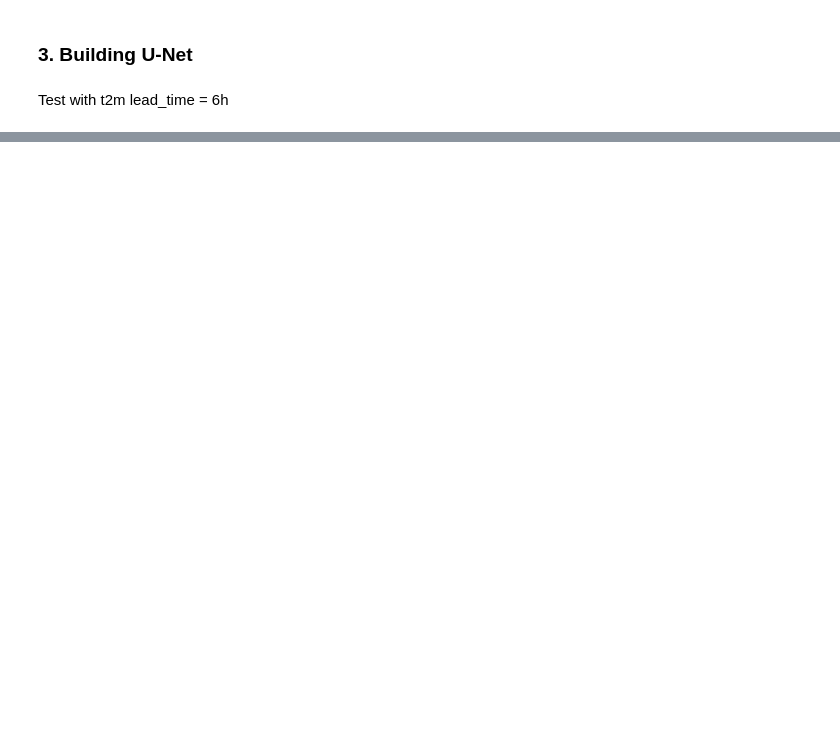
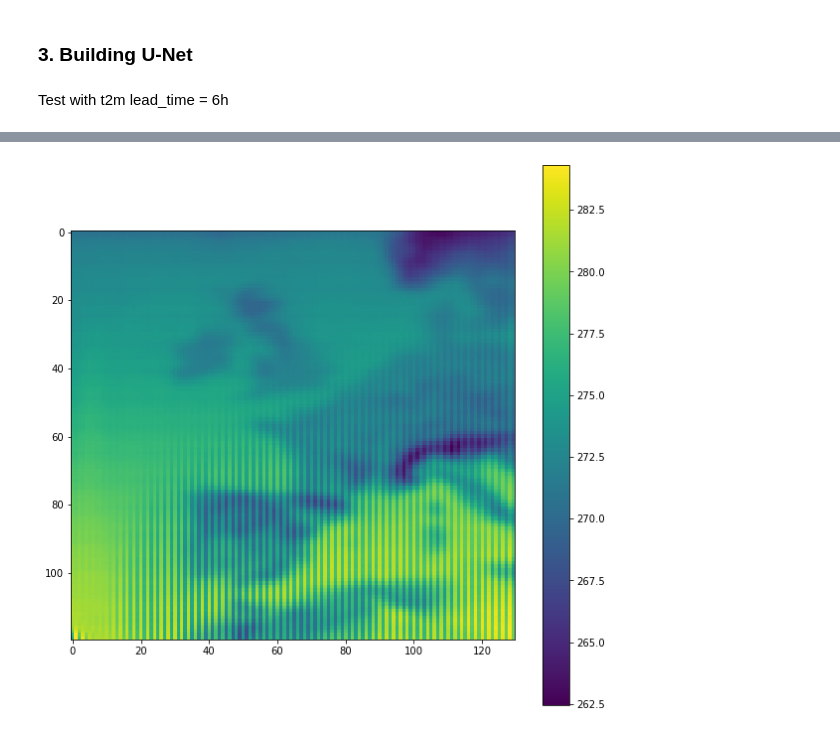
Before and after one commit to cleveryangcong/Bachelor_Thesis, a Jupyter notebook: notebooks/exploratory/2.7.0-dc-U_net.ipynb, the cells around one changed output, grey strips where cells are left out. Saved outputs shown, nothing was run; the diff lists cells and outputs as text; code cells hidden in the pictures; blank space fills up the shorter version.

```diff
--- a/notebooks/exploratory/2.7.0-dc-U_net.ipynb
+++ b/notebooks/exploratory/2.7.0-dc-U_net.ipynb
@@ -178,0 +290,6 @@ Number of epochs:  1
+# %%
+plt.figure(figsize=(10, 10))
+plt.imshow(np.mean(train_preds_unpad[:, :, :, 0], axis=0))
+cbar = plt.colorbar()
+# %% [output]
+[figure, added]
```
Also changed, not shown: parts of 26 cells of this notebook, 1 other file.
